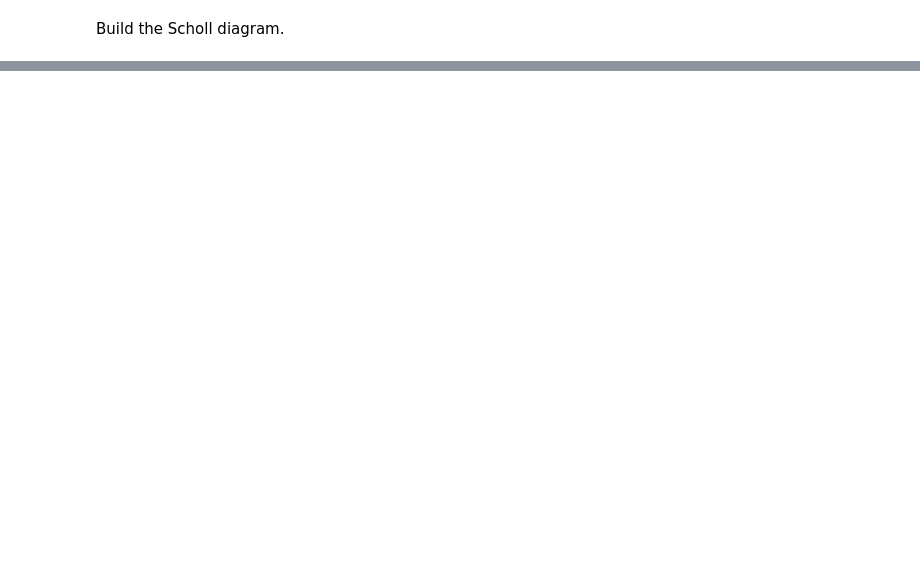
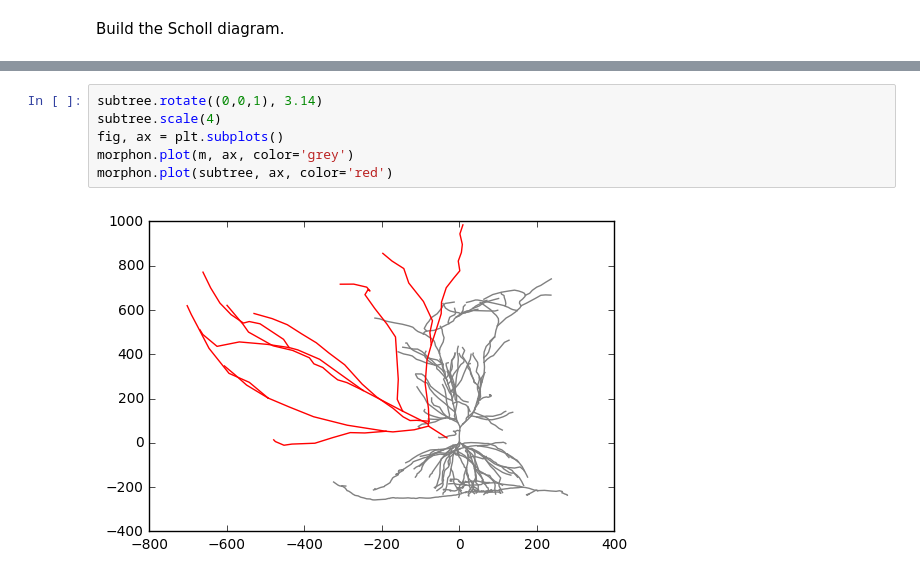
Before and after one commit to a1eko/morphon, a Jupyter notebook: examples/examples.ipynb, the cells around one changed output, grey strips where cells are left out. Drawn from its saved outputs; the diff is of its cells as text; blank space fills up the shorter version.

```diff
--- a/examples/examples.ipynb
+++ b/examples/examples.ipynb
@@ -105,0 +164,8 @@ plt.grid(True)
+# %%
+subtree.rotate((0,0,1), 3.14)
+subtree.scale(4)
+fig, ax = plt.subplots()
+morphon.plot(m, ax, color='grey')
+morphon.plot(subtree, ax, color='red')
+# %% [output]
+[figure, added]
```
Also changed, not shown: parts of 28 cells of this notebook, 9 other files.
